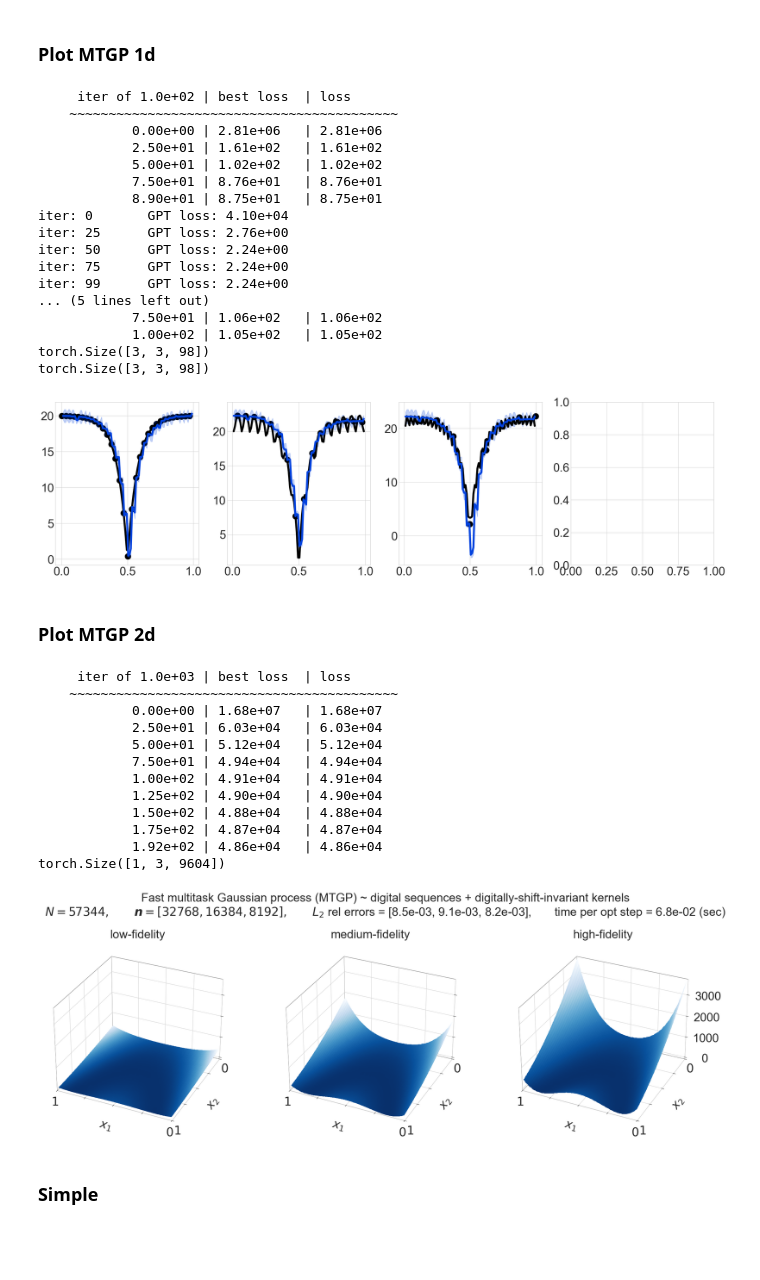
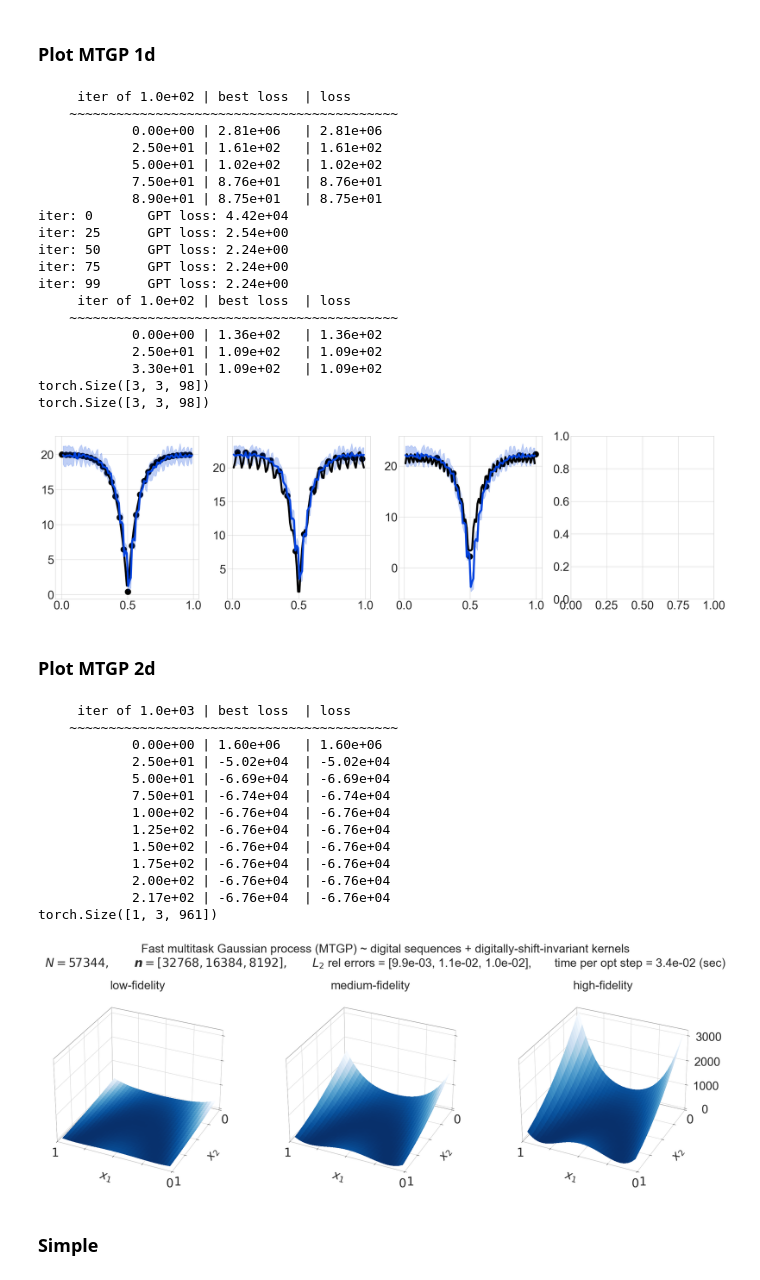
Before and after one commit to alegresor/fastgps, a Jupyter notebook: docs/examples/papers/fmtgps/fmtgps.ipynb, the cells around one changed output. Saved outputs shown, nothing was run; the diff lists cells and outputs as text; code cells hidden in the pictures; blank space fills up the shorter version.

```diff
--- a/docs/examples/papers/fmtgps/fmtgps.ipynb
+++ b/docs/examples/papers/fmtgps/fmtgps.ipynb
@@ -377,20 +375,3 @@ def asian_option(level, x):
-# %%
-def muq_beam(level, x): # https://um-bridge-benchmarks.readthedocs.io/en/docs/forward-benchmarks/muq-beam-propagation.html
-    # docker run -it -p 4243:4243 linusseelinger/benchmark-muq-beam-propagation:latest
-    assert level in [0]
-    true_measure = qp.Uniform(qp.IIDStdUniform(3),lower_bound=1,upper_bound=1.05)
-    um_bridge_model = umbridge.HTTPModel('http://localhost:4243','forward')
-    um_bridge_config = {}
-    integrand = qp.UMBridgeWrapper(true_measure,um_bridge_model,um_bridge_config,parallel=10)
-    y = torch.from_numpy(integrand.f(x.numpy()))
-    return y
-if False: # uncomment to generate MUQ data
-    dseq = qp.DigitalNetB2(3,randomize="DS",seed=7)
-    x = torch.from_numpy(dseq(2**15))
-    y = muq_beam(0,x)
-    muq_data = {"x":x,"y":y}
-    print(muq_data)
-    torch.save(muq_data,"./muq_data.pt")
 # %% [markdown]
 ### Cookie
 # %%
@@ -738,17 +719,19 @@ for l in range(3):
             5.00e+01 | 1.02e+02   | 1.02e+02
             7.50e+01 | 8.76e+01   | 8.76e+01
             8.90e+01 | 8.75e+01   | 8.75e+01
-iter: 0       GPT loss: 4.10e+04
-iter: 25      GPT loss: 2.76e+00
+iter: 0       GPT loss: 4.42e+04
+iter: 25      GPT loss: 2.54e+00
 iter: 50      GPT loss: 2.24e+00
 iter: 75      GPT loss: 2.24e+00
 iter: 99      GPT loss: 2.24e+00
-... (5 lines left out)
-            7.50e+01 | 1.06e+02   | 1.06e+02
-            1.00e+02 | 1.05e+02   | 1.05e+02
+     iter of 1.0e+02 | best loss  | loss
+    ~~~~~~~~~~~~~~~~~~~~~~~~~~~~~~~~~~~~~~~~~~
+            0.00e+00 | 1.36e+02   | 1.36e+02
+            2.50e+01 | 1.09e+02   | 1.09e+02
+            3.30e+01 | 1.09e+02   | 1.09e+02
 torch.Size([3, 3, 98])
 torch.Size([3, 3, 98])
-[figure, old version]
+[figure, new version]
 # %% [markdown]
 ### Plot MTGP 2d
 # %%
@@ -764,10 +747,11 @@ def rosenbrock(level, x): # https://link.springer.com/article/10.1007/s40722-022
     elif level==0:
         return ((100*(x2-x1**2)**2+(1-x1)**2)-4-0.5*x1-0.5*x2)/(10+0.25*x1+0.25*x2)
 ALPHA = 0.25
-# seeds = [11,12,13]
+seeds = [11,12,13]
 ns = [2**15,2**14,2**13]
 # ns = [2**10,2**9,2**8]
-x0mesh,x1mesh = torch.meshgrid(torch.linspace(0,1,100)[1:-1],torch.linspace(0,1,100)[1:-1],indexing="ij")
+x0mesh,x1mesh = torch.meshgrid(torch.linspace(0,1,33)[1:-1],torch.linspace(0,1,33)[1:-1],indexing="ij")
+# x0mesh,x1mesh = torch.meshgrid(torch.linspace(0,1,100)[1:-1],torch.linspace(0,1,100)[1:-1],indexing="ij") # uncomment this line for slow full resolution run
 xticks = torch.stack([x0mesh.flatten(),x1mesh.flatten()],axis=-1)
 yticks = torch.stack([rosenbrock(l,xticks) for l in range(3)],dim=0)
 fig = pyplot.figure(figsize=(PW,PW/3*2))
@@ -810,44 +794,45 @@ for l in range(3):
     # ax[l].scatter(xs[l][:,0],xs[l][:,1],ys[l],color="k")
     ax[l].set_xlabel(r"$x_1$",labelpad=15)
     ax[l].set_ylabel(r"$x_2$",labelpad=15)
     ax[l].set_xlim([0,1])
     ax[l].set_xticks([0,1/4,1/2,3/4,1])
     ax[l].set_xticklabels([r"$0$","","","",r"$1$"])
     ax[l].set_ylim([0,1])
     ax[l].set_yticks([0,1/4,1/2,3/4,1])
     ax[l].set_yticklabels([r"$0$","","","",r"$1$"])
     ax[l].tick_params(axis='z',pad=25)
     ax[l].view_init(azim=115)
     ax[l].xaxis.pane.fill = False
     ax[l].yaxis.pane.fill = False
     ax[l].zaxis.pane.fill = False
 for l in range(3):
     ax[l].set_zlim(ax[-1].get_zlim())
     if l!=2:
         ax[l].set_zticklabels(["" for i in range(len(ax[l].get_zticks()))])
     ax[l].xaxis.pane.set_edgecolor('k')
     ax[l].yaxis.pane.set_edgecolor('k')
     ax[l].zaxis.pane.set_edgecolor('k')
     # ax[l].xaxis.pane.set_linewidth(5)
     # ax[l].yaxis.pane.set_linewidth(5)
     # ax[l].zaxis.pane.set_linewidth(5)
     ax[l].set_title(r"%s-fidelity"%(fidelities[l]))#+"\n"+r"$L_2$ relative error = %.2f%%"%(100*l2rerrors[l]))
 fig.suptitle("Fast multitask Gaussian process (MTGP) ~ digital sequences + digitally-shift-invariant kernels\n"+r"$N = %d, \qquad \boldsymbol{n} = [%d, %d, %d], \qquad L_2$ rel errors = [%.1e, %.1e, %.1e],$\qquad$"%(sum(ns),ns[0],ns[1],ns[2],l2rerrors[0],l2rerrors[1],l2rerrors[2])+"time per opt step = %.1e (sec)"%times[-1],x=0.53,y=.75)
 fig.savefig("./rosenbrock.png",bbox_inches="tight",dpi=512,transparent=True)
 # %% [output]
      iter of 1.0e+03 | best loss  | loss
     ~~~~~~~~~~~~~~~~~~~~~~~~~~~~~~~~~~~~~~~~~~
-            0.00e+00 | 1.68e+07   | 1.68e+07
-            2.50e+01 | 6.03e+04   | 6.03e+04
-            5.00e+01 | 5.12e+04   | 5.12e+04
-            7.50e+01 | 4.94e+04   | 4.94e+04
-            1.00e+02 | 4.91e+04   | 4.91e+04
-            1.25e+02 | 4.90e+04   | 4.90e+04
-            1.50e+02 | 4.88e+04   | 4.88e+04
-            1.75e+02 | 4.87e+04   | 4.87e+04
-            1.92e+02 | 4.86e+04   | 4.86e+04
-torch.Size([1, 3, 9604])
+            0.00e+00 | 1.60e+06   | 1.60e+06
+            2.50e+01 | -5.02e+04  | -5.02e+04
+            5.00e+01 | -6.69e+04  | -6.69e+04
+            7.50e+01 | -6.74e+04  | -6.74e+04
+            1.00e+02 | -6.76e+04  | -6.76e+04
+            1.25e+02 | -6.76e+04  | -6.76e+04
+            1.50e+02 | -6.76e+04  | -6.76e+04
+            1.75e+02 | -6.76e+04  | -6.76e+04
+            2.00e+02 | -6.76e+04  | -6.76e+04
+            2.17e+02 | -6.76e+04  | -6.76e+04
+torch.Size([1, 3, 961])
-[figure, old version]
+[figure, new version]
 # %% [markdown]
 ### Simple
 # %%
```
Also changed, not shown: parts of 16 cells of this notebook, 4 other files.
